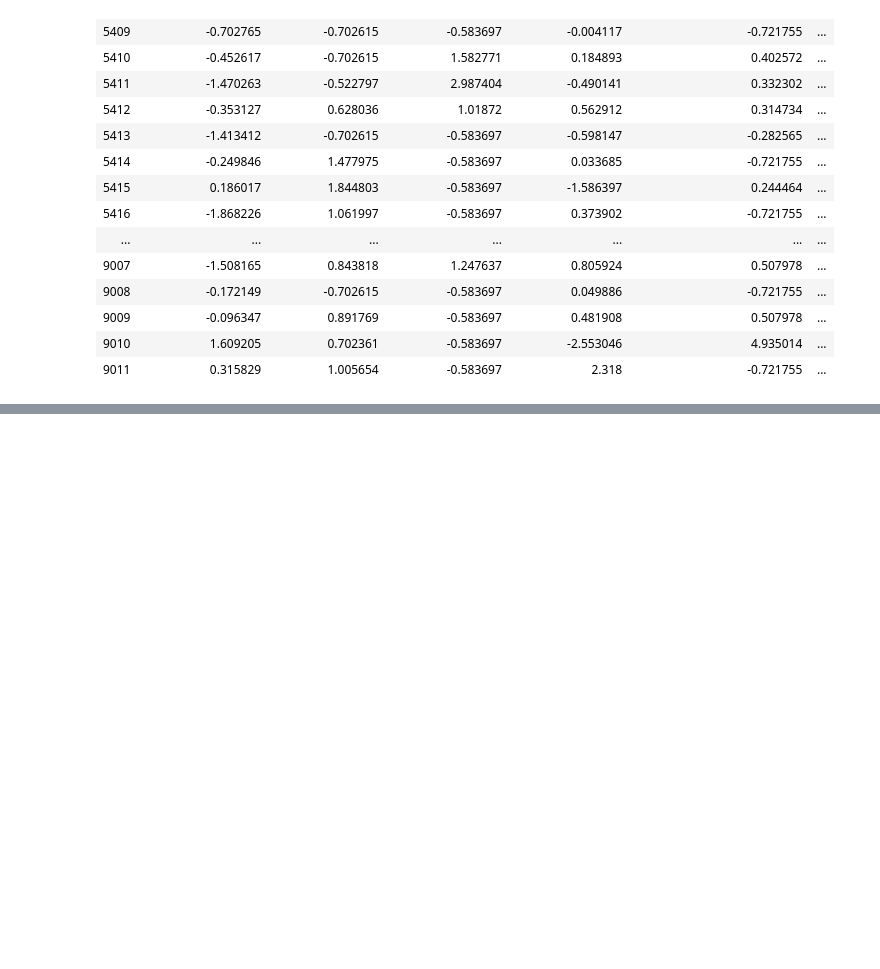
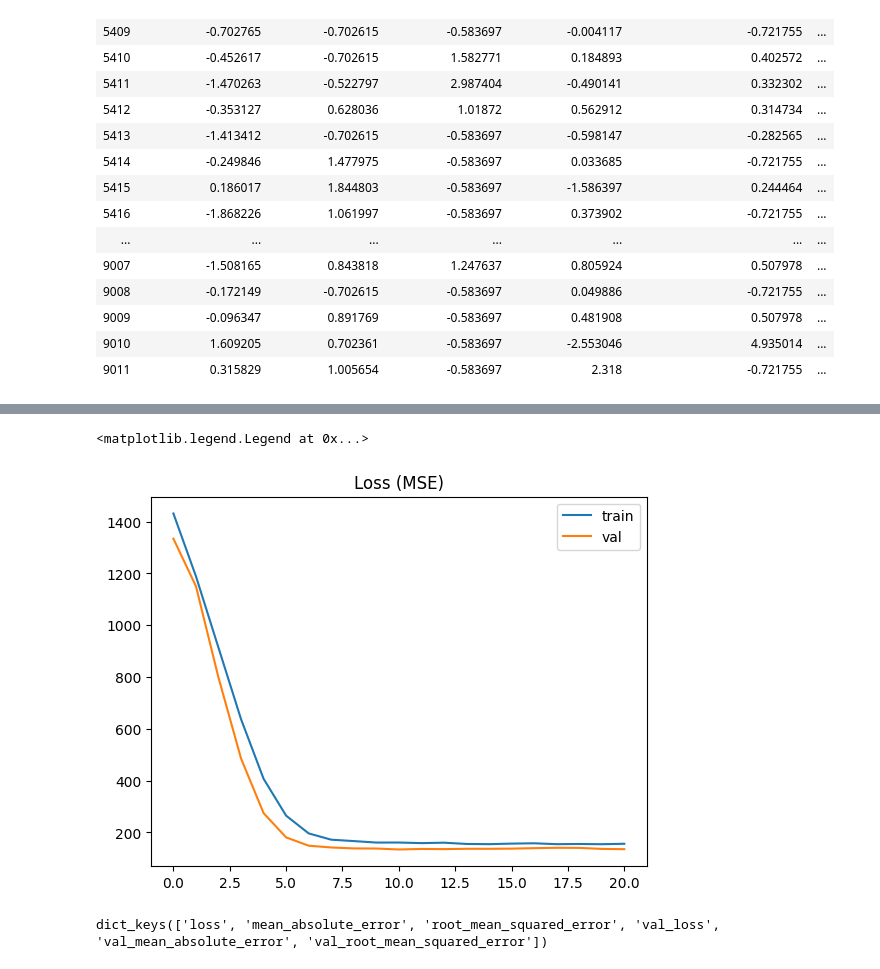
Before and after one commit to kurazu/kaggle-playground, a Jupyter notebook: s03e09/Model.ipynb, the cells around one changed output, grey strips where cells are left out. Saved outputs shown, nothing was run; the diff lists cells and outputs as text; code cells hidden in the pictures; blank space fills up the shorter version.

Commit message:
s03e09 train model with old and new data

```diff
--- a/s03e09/Model.ipynb
+++ b/s03e09/Model.ipynb
@@ -171,0 +235,37 @@ shape: (3605, 9)
+# %%
+id_input = tf.keras.Input(shape=(), name=ID_COLUMN, dtype=tf.int64)
+feature_inputs = {
+    col: tf.keras.Input(shape=(), name=col, dtype=tf.float32)
+    for col in FEATURE_COLUMNS
+}
+# %%
+concatenated_features = tf.stack(list(feature_inputs.values()), axis=1)
+seq = tf.keras.Sequential([
+    tf.keras.layers.Dense(64),
+    tf.keras.layers.BatchNormalization(),
+    tf.keras.layers.Activation('relu'),
+    tf.keras.layers.Dense(32),
+    tf.keras.layers.BatchNormalization(),
+    tf.keras.layers.Activation('relu'),
+    tf.keras.layers.Dense(1),
+])
+output = seq(concatenated_features)
+# %%
+model = tf.keras.Model(inputs=feature_inputs, outputs=output)
+model.compile(
+    optimizer=tf.keras.optimizers.Adam(learning_rate=0.001),
+    loss=tf.keras.losses.MeanSquaredError(),
+    metrics=[tf.keras.metrics.MeanAbsoluteError(), tf.keras.metrics.RootMeanSquaredError()],
+)
+# %%
+history = model.fit(
+    train_ds,
+    validation_data=val_ds,
+    epochs=100,
+    verbose=1,
+    callbacks=[
+        tf.keras.callbacks.EarlyStopping(
+            patience=10, restore_best_weights=True, verbose=1
+        ),
+    ],
+)
@@ -171,0 +291,12 @@ shape: (3605, 9)
+# %%
+plt.plot(history.history['loss'], label='train')
+plt.plot(history.history['val_loss'], label='val')
+plt.title('Loss (MSE)')
+plt.legend()
+# %% [output]
+<matplotlib.legend.Legend at 0x...>
+[figure, added]
+# %%
+history.history.keys()
+# %% [output]
+dict_keys(['loss', 'mean_absolute_error', 'root_mean_squared_error', 'val_loss', 'val_mean_absolute_error', 'val_root_mean_squared_error'])
```
Also changed, not shown: parts of 19 cells of this notebook, 1 other file.
